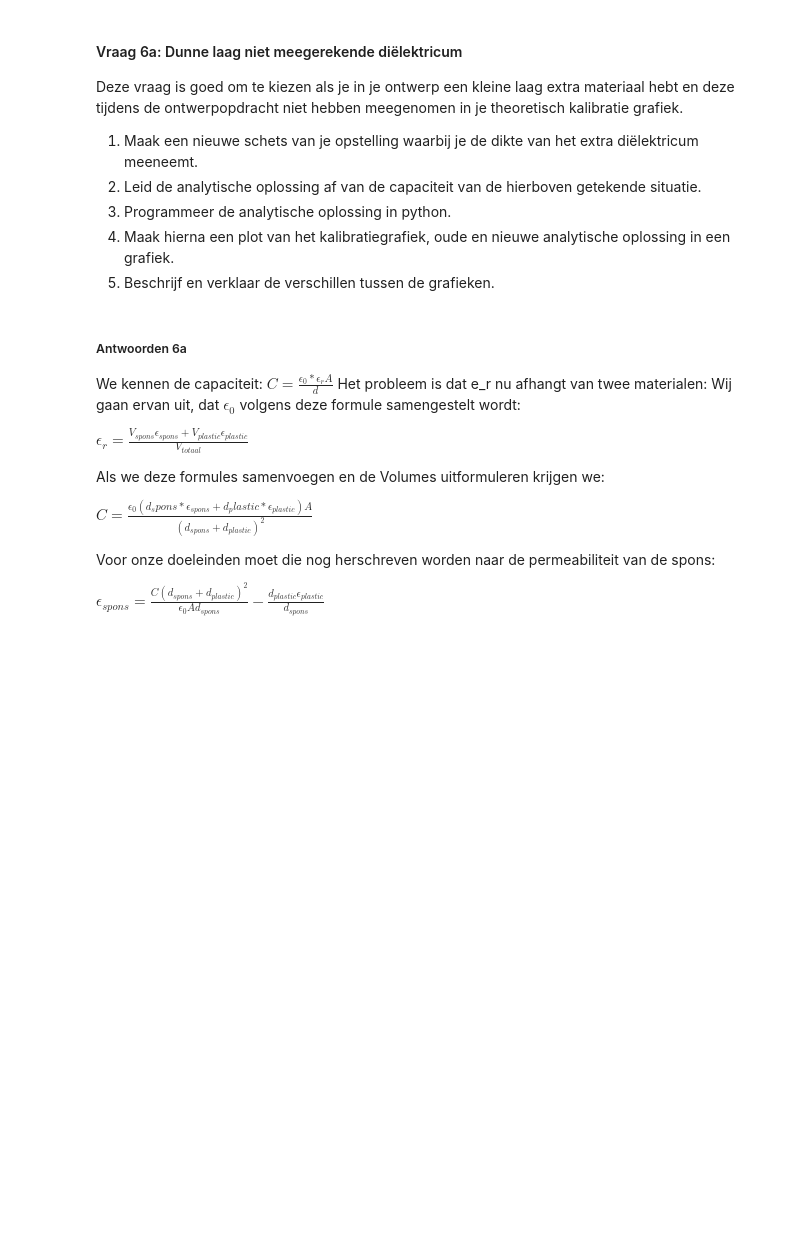
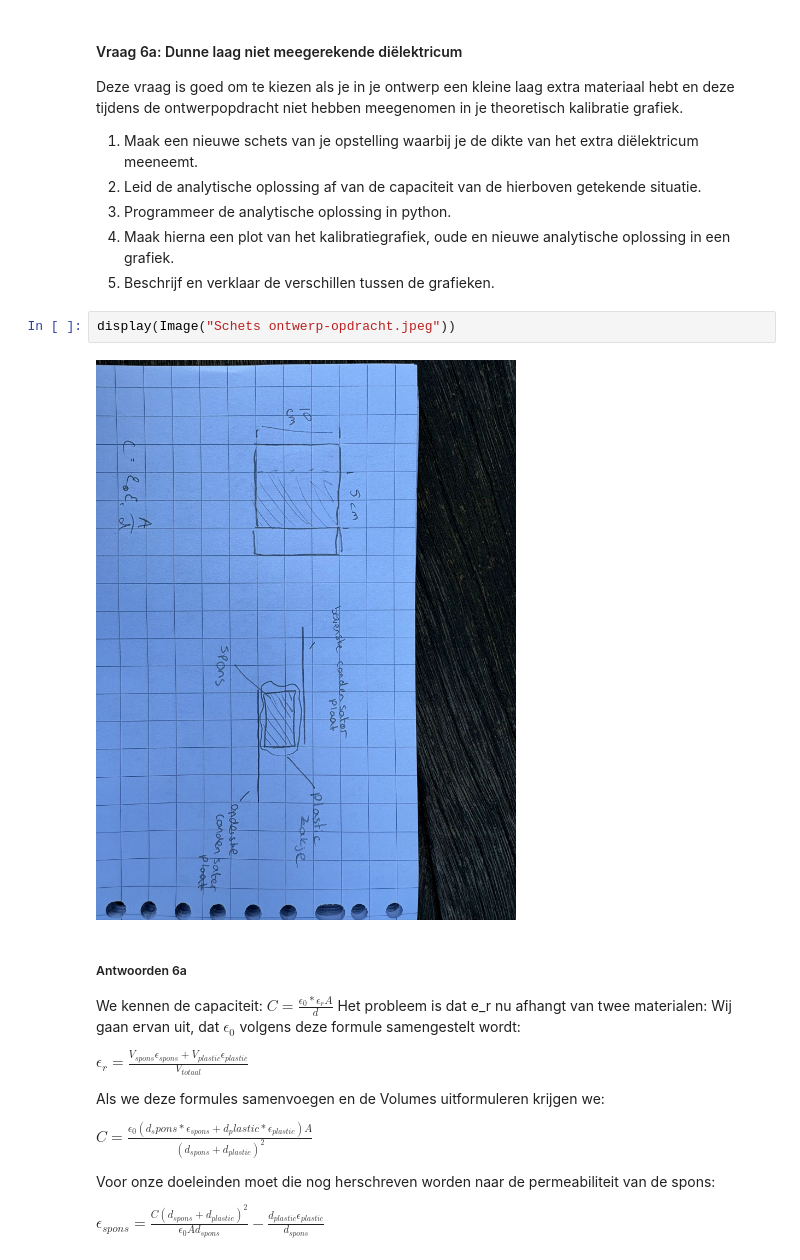
Before and after one commit to caricevonmorgen-dotcom/opdrachten-DEF-D-lol, a Jupyter notebook: DigitaleOntwerpopdrachten/1CondensatorOpdracht/CondensatorOntwerpopdracht.ipynb, the cells around one changed output. Saved outputs shown, nothing was run; the diff lists cells and outputs as text; blank space fills up the shorter version.

Commit message:
Schets toegevoegd

```diff
--- a/DigitaleOntwerpopdrachten/1CondensatorOpdracht/CondensatorOntwerpopdracht.ipynb
+++ b/DigitaleOntwerpopdrachten/1CondensatorOpdracht/CondensatorOntwerpopdracht.ipynb
@@ -955,5 +955,9 @@ Deze vraag is goed om te kiezen als je in je ontwerp een kleine laag extra mater
 3. Programmeer de analytische oplossing in python.
 4. Maak hierna een plot van het kalibratiegrafiek, oude en nieuwe analytische oplossing in een grafiek.
 5. Beschrijf en verklaar de verschillen tussen de grafieken.
+# %%
+display(Image("Schets ontwerp-opdracht.jpeg"))
+# %% [output]
+[figure, added]
 # %% [markdown]
 ##### Antwoorden 6a
```
Also changed, not shown: parts of 2 cells of this notebook.
